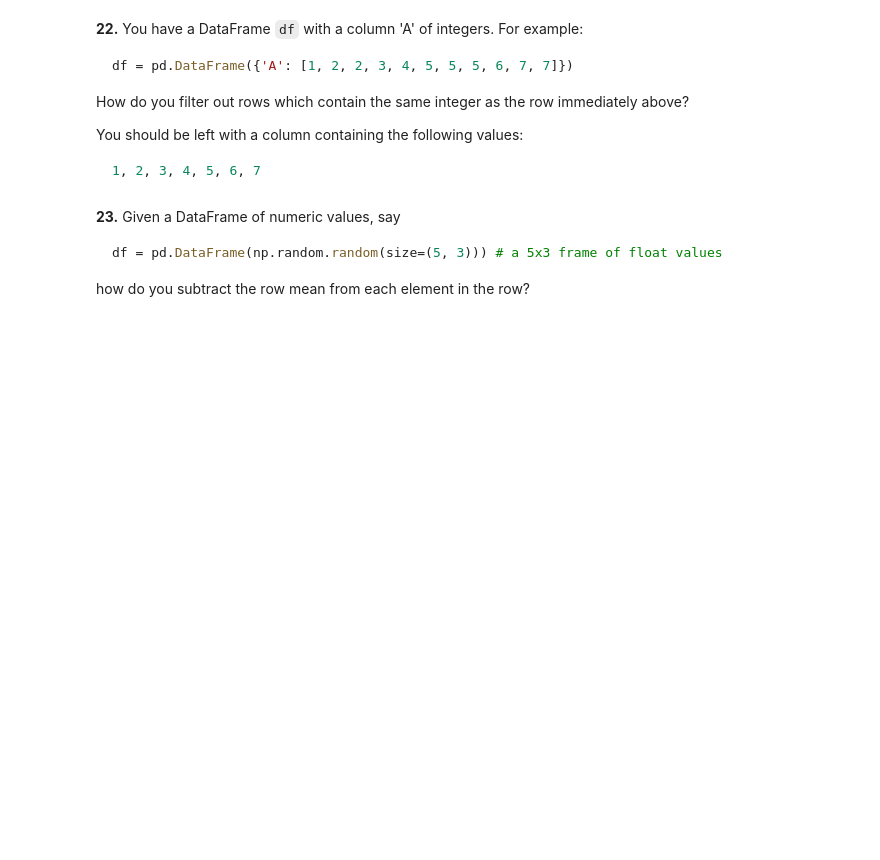
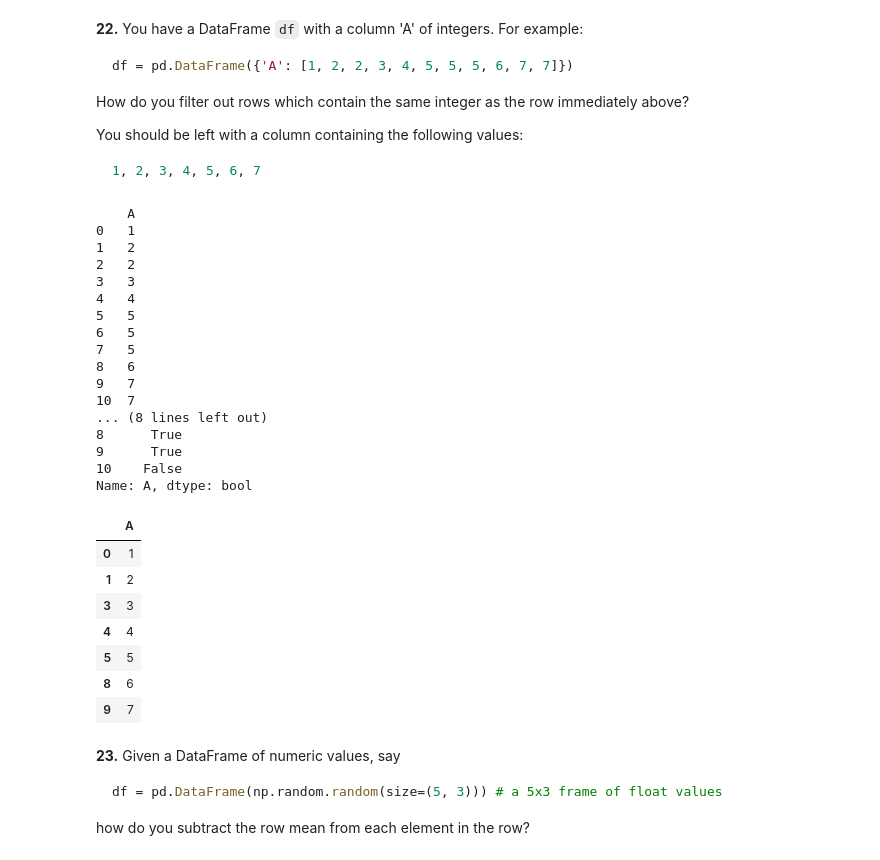
Before and after one commit to aswinvrpai/Study_Projects, a Jupyter notebook: 100-pandas-puzzles.ipynb, the cells around one changed output. Drawn from its saved outputs; the diff is of its cells as text; code cells hidden in the pictures; blank space fills up the shorter version.

````diff
--- a/100-pandas-puzzles.ipynb
+++ b/100-pandas-puzzles.ipynb
@@ -337,6 +371,37 @@ You should be left with a column containing the following values:
 ```python
 1, 2, 3, 4, 5, 6, 7
 ```
+# %%
+df = pd.DataFrame({'A': [1, 2, 2, 3, 4, 5, 5, 5, 6, 7, 7]})
+print(df)
+print(df['A'].shift() != df['A'])
+df.loc[df['A'].shift() != df['A']]
+# %% [output]
+    A
+0   1
+1   2
+2   2
+3   3
+4   4
+5   5
+6   5
+7   5
+8   6
+9   7
+10  7
+... (8 lines left out)
+8      True
+9      True
+10    False
+Name: A, dtype: bool
+|  | A |
+| 0 | 1 |
+| 1 | 2 |
+| 3 | 3 |
+| 4 | 4 |
+| 5 | 5 |
+| 8 | 6 |
+| 9 | 7 |
 # %% [markdown]
 **23.** Given a DataFrame of numeric values, say
 ```python
````
Also changed, not shown: parts of 15 cells of this notebook, 2 other files.
